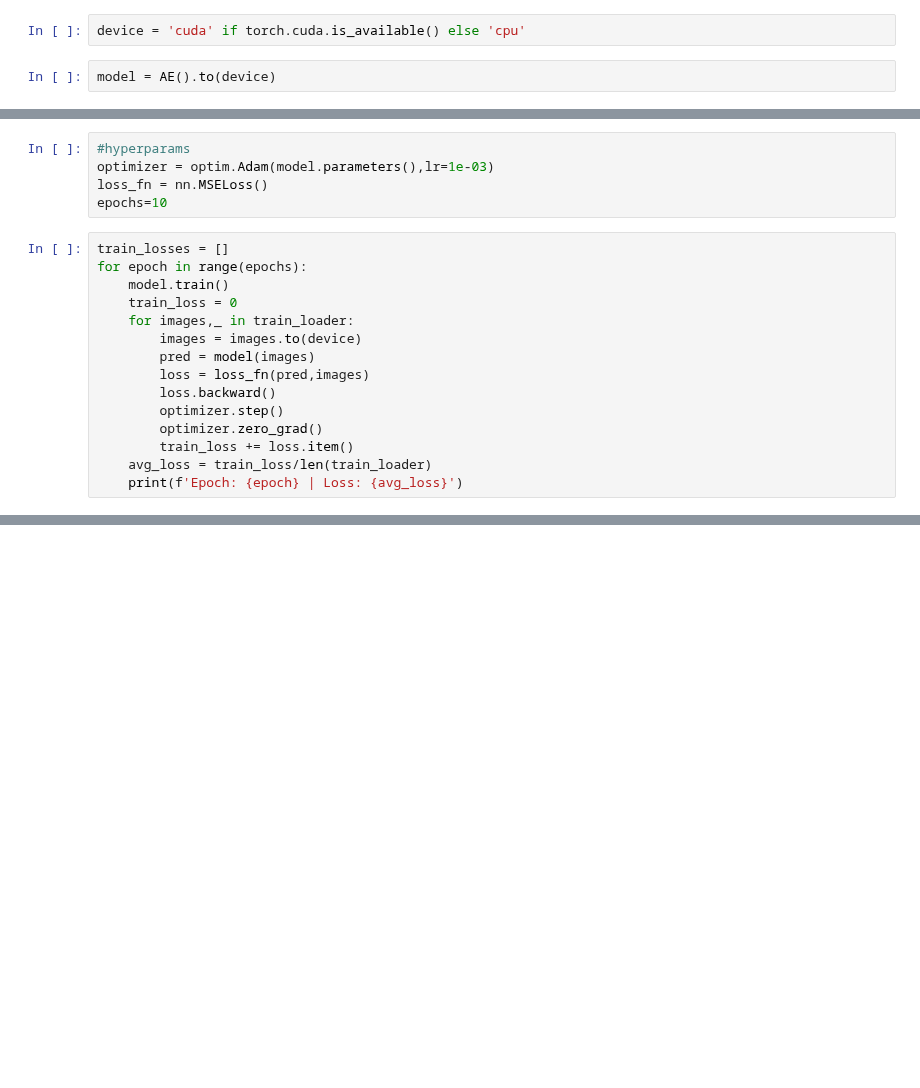
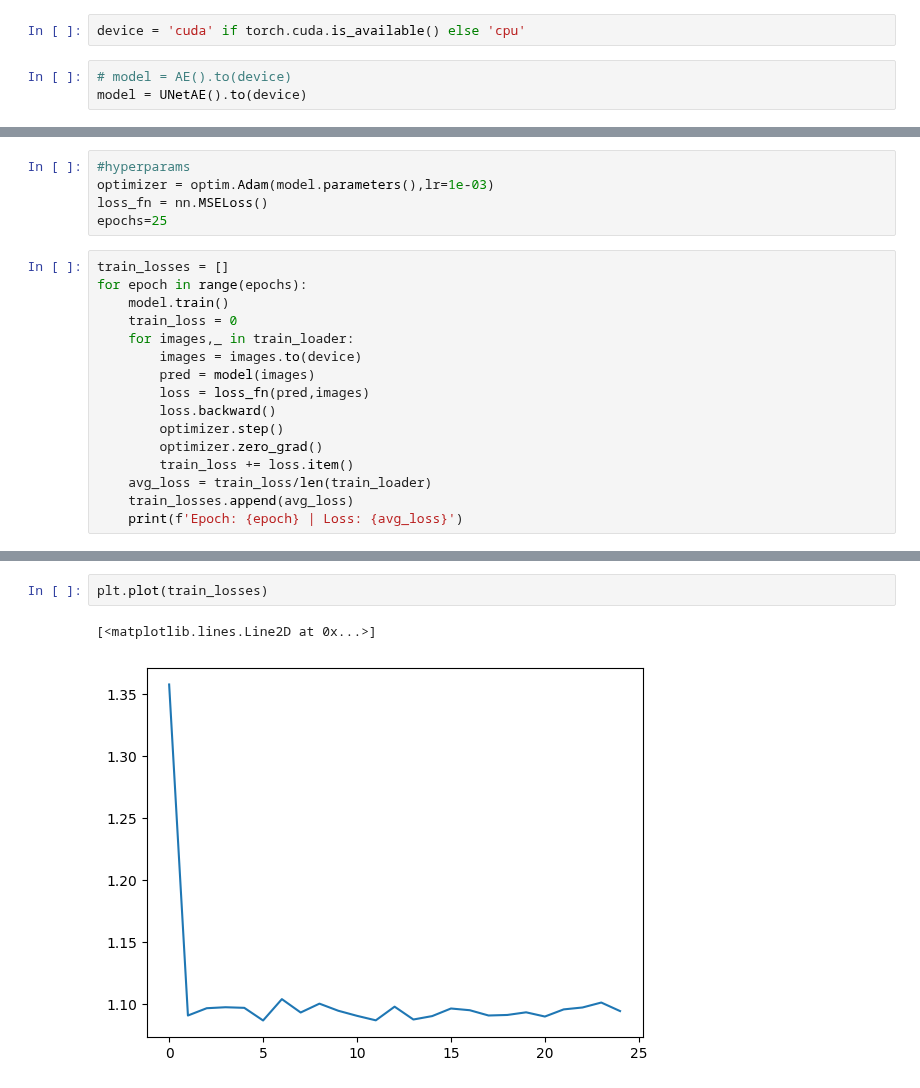
Before and after one commit to Abdulmathin-shaik/Kaggle, a Jupyter notebook: mvtec-v3-08-25.ipynb, the cells around one changed output, grey strips where cells are left out. Cells and saved outputs as stored; diff of their text form; blank space fills up the shorter version.

```diff
--- a/mvtec-v3-08-25.ipynb
+++ b/mvtec-v3-08-25.ipynb
@@ -121,7 +204,8 @@ class AE(nn.Module):
 # %%
 device = 'cuda' if torch.cuda.is_available() else 'cpu'
 # %%
-model = AE().to(device)
+# model = AE().to(device)
+model = UNetAE().to(device)
 # %%
 model
 # %% [output]
@@ -146,7 +230,7 @@ AE(
 #hyperparams
 optimizer = optim.Adam(model.parameters(),lr=1e-03)
 loss_fn = nn.MSELoss()
-epochs=10
+epochs=25
 # %%
 train_losses = []
 for epoch in range(epochs):
@@ -161,5 +245,6 @@ for epoch in range(epochs):
         optimizer.zero_grad()
         train_loss += loss.item()
     avg_loss = train_loss/len(train_loader)
+    train_losses.append(avg_loss)
     print(f'Epoch: {epoch} | Loss: {avg_loss}')
 # %% [output]
@@ -175,0 +288,5 @@ Epoch: 9 | Loss: 1.4459044252123152
+# %%
+plt.plot(train_losses)
+# %% [output]
+[<matplotlib.lines.Line2D at 0x...>]
+[figure, added]
```
Also changed, not shown: parts of 17 cells of this notebook.
